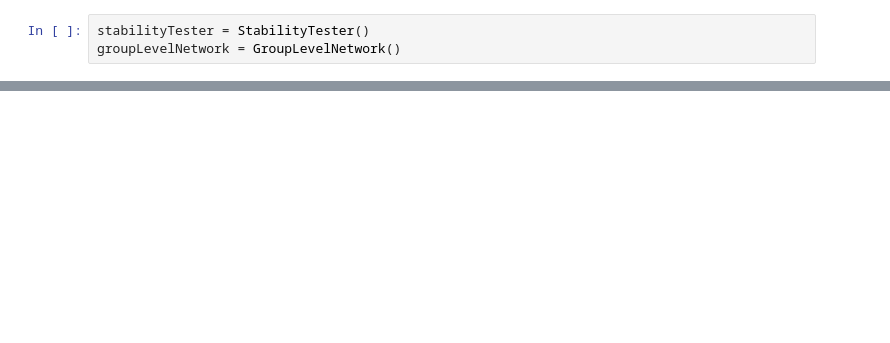
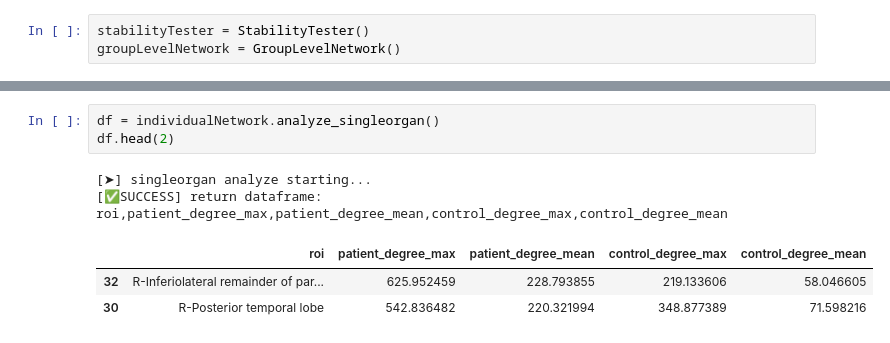
Before and after one commit to YixinChen-AI/metabolism, a Jupyter notebook: tutorial.ipynb, the cells around one changed output, grey strips where cells are left out. Cells and saved outputs as stored; diff of their text form; blank space fills up the shorter version.

```diff
--- a/tutorial.ipynb
+++ b/tutorial.ipynb
@@ -25,0 +115,9 @@ grouplevelnet = groupLevelNetwork.process(dataset1 = "/share/home/yxchen/dataset
+# %%
+df = individualNetwork.analyze_singleorgan()
+df.head(2)
+# %% [output]
+[➤] singleorgan analyze starting...
+[✅SUCCESS] return dataframe: roi,patient_degree_max,patient_degree_mean,control_degree_max,control_degree_mean
+|  | roi | patient_degree_max | patient_degree_mean | control_degree_max | control_degree_mean |
+| 32 | R-Inferiolateral remainder of par... | 625.952459 | 228.793855 | 219.133606 | 58.046605 |
+| 30 | R-Posterior temporal lobe | 542.836482 | 220.321994 | 348.877389 | 71.598216 |
```
Also changed, not shown: parts of 26 cells of this notebook.
